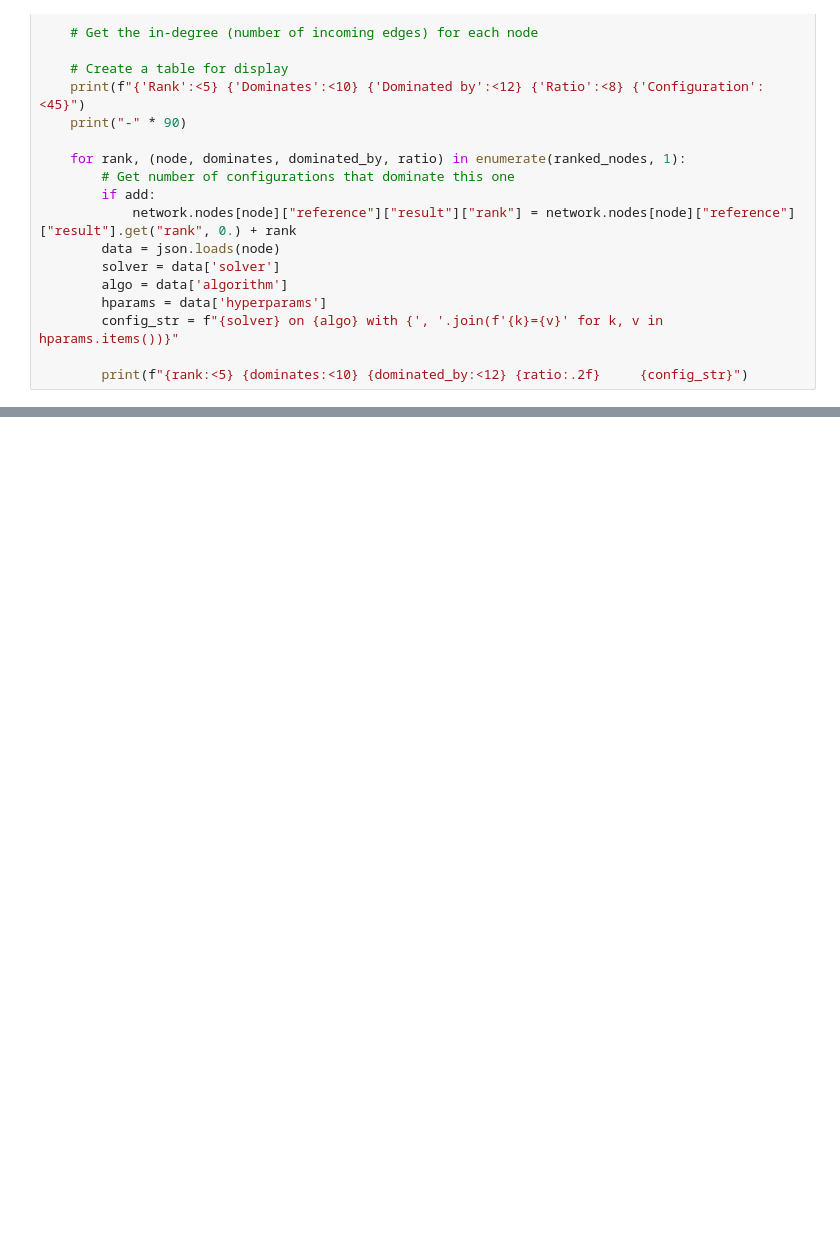
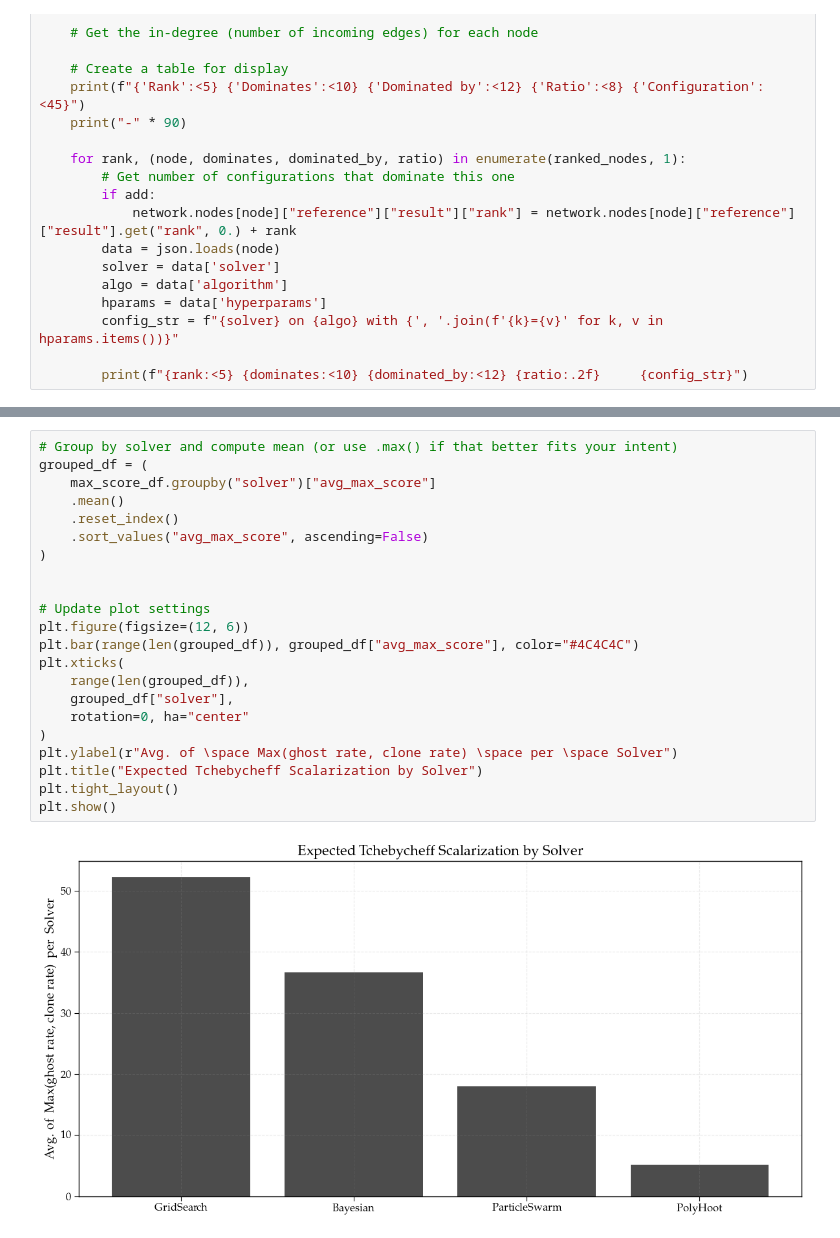
Before and after one commit to SvenHockers/velopix_tracking, a Jupyter notebook: results/best_config.ipynb, the cells around one changed output, grey strips where cells are left out. Cells and saved outputs as stored; diff of their text form; blank space fills up the shorter version.

```diff
--- a/results/best_config.ipynb
+++ b/results/best_config.ipynb
@@ -543,0 +596,24 @@ plt.show()
+# %%
+# Group by solver and compute mean (or use .max() if that better fits your intent)
+grouped_df = (
+    max_score_df.groupby("solver")["avg_max_score"]
+    .mean()
+    .reset_index()
+    .sort_values("avg_max_score", ascending=False)
+)
+
+
+# Update plot settings
+plt.figure(figsize=(12, 6))
+plt.bar(range(len(grouped_df)), grouped_df["avg_max_score"], color="#4C4C4C")
+plt.xticks(
+    range(len(grouped_df)),
+    grouped_df["solver"],
+    rotation=0, ha="center"
+)
+plt.ylabel(r"Avg. of \space Max(ghost rate, clone rate) \space per \space Solver")
+plt.title("Expected Tchebycheff Scalarization by Solver")
+plt.tight_layout()
+plt.show()
+# %% [output]
+[figure, added]
```
Also changed, not shown: parts of 12 cells of this notebook, 1 other file.
